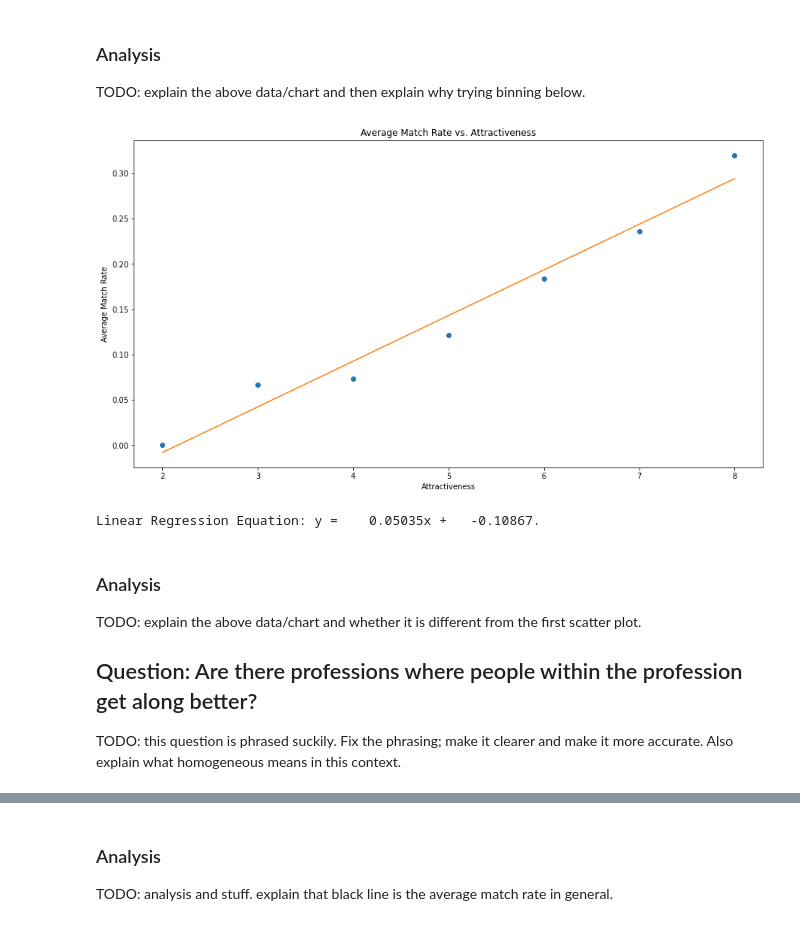
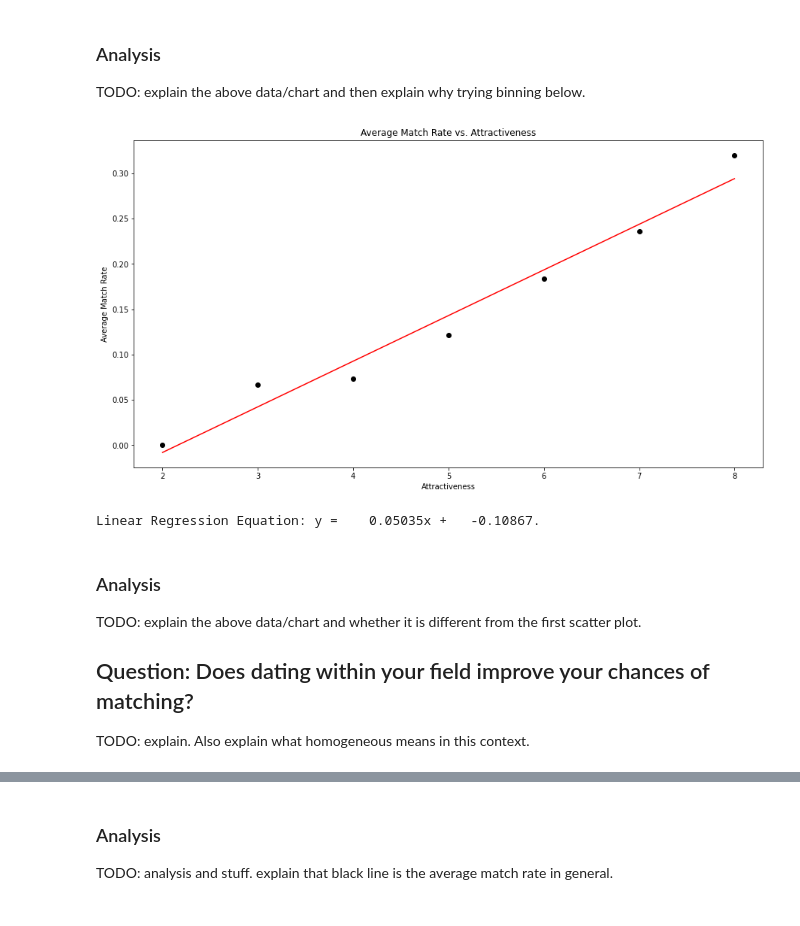
Before and after one commit to Kadekool/Speed-Dating-Exploration, a Jupyter notebook: Speed Dating Jupyter.ipynb, the cells around one changed output, grey strips where cells are left out. Saved outputs shown, nothing was run; the diff lists cells and outputs as text; code cells hidden in the pictures.

```diff
--- a/Speed Dating Jupyter.ipynb
+++ b/Speed Dating Jupyter.ipynb
@@ -86,42 +86,42 @@ TODO: explain the above data/chart and then explain why trying binning below.
 # %%
 # Maps an attractiveness bin (all atractivenesses that are in the same 'group') to a list of match rates
 bins = range(1, 11)
 binToMatchRates = {binValue: [] for binValue in bins}
 for i in range(len(attractivenesses)):
     attractiveness = attractivenesses[i]
     binValue = int(attractiveness)
     binToMatchRates[binValue].append(correspondingMatchRate[i])
 
 # Removes empty values from the dictionary
 for binValue in bins:
     if len(binToMatchRates[binValue]) == 0:
         del binToMatchRates[binValue]
 
 # Linear regression
 x = list(binToMatchRates.keys())
 y = [statistics.mean(matchRates) for matchRates in list(binToMatchRates.values())]
 linearRegressionCoefficients = np.polyfit(x, y, 1)
 lineFunction = np.poly1d(linearRegressionCoefficients)
 
 # Plots the average match rate for each attractiveness bin
 plt.figure(figsize=FIGURE_SIZE)
-plt.plot(x, y, "o", x, lineFunction(x), "-")
+plt.plot(x, y, "ok", x, lineFunction(x), "-r")
 plt.title("Average Match Rate vs. Attractiveness")
 plt.xlabel("Attractiveness")
 plt.ylabel("Average Match Rate")
 plt.show()
 
 # Prints the linear regression equation
 print("Linear Regression Equation: y = {:10.5f}x + {:10.5f}.".format(*linearRegressionCoefficients))
 # %% [output]
-[figure, old version]
+[figure, new version]
 Linear Regression Equation: y =    0.05035x +   -0.10867.
 # %% [markdown]
 ### Analysis
 TODO: explain the above data/chart and whether it is different from the first scatter plot.
 
-## Question: Are there professions where people within the profession get along better?
-TODO: this question is phrased suckily. Fix the phrasing; make it clearer and make it more accurate. Also explain what homogeneous means in this context.
+## Question: Does dating within your field improve your chances of matching?
+TODO: explain. Also explain what homogeneous means in this context.
 # %%
 # Creates a mapping of iid to profession
 individualToProfession = {iid: None for iid in iids}
```
Also changed, not shown: parts of 3 cells of this notebook.
